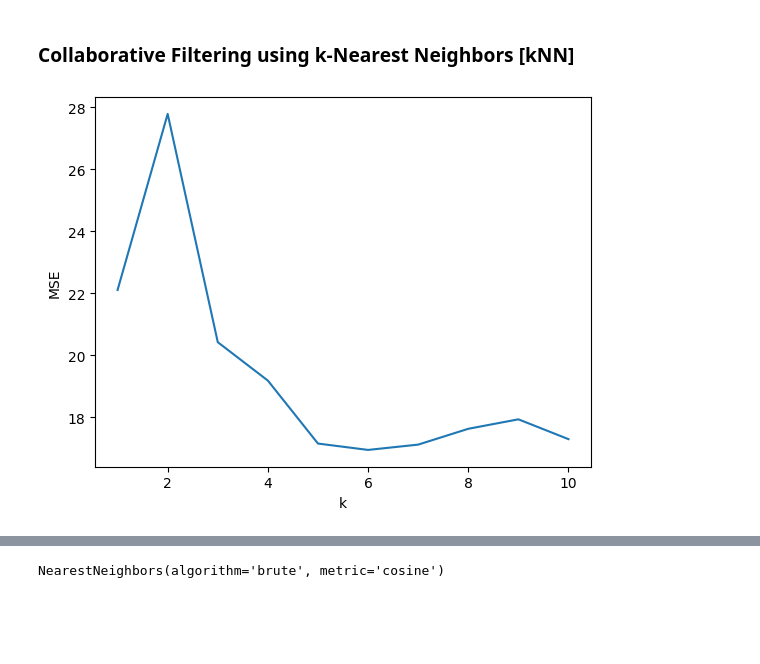
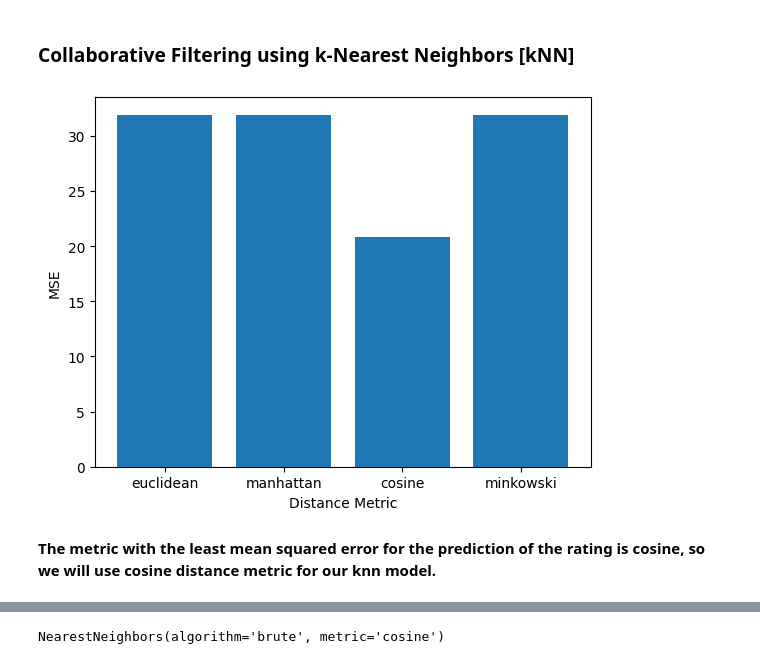
Before and after one commit to yahya-ansariii/BookRecommender, a Jupyter notebook: Book_Recommendation_System.ipynb, the cells around one changed output, grey strips where cells are left out. Saved outputs shown, nothing was run; the diff lists cells and outputs as text; code cells hidden in the pictures; blank space fills up the shorter version.

```diff
--- a/Book_Recommendation_System.ipynb
+++ b/Book_Recommendation_System.ipynb
@@ -1074,7 +1137,7 @@ from sklearn.model_selection import train_test_split
 from sklearn.metrics import mean_squared_error
 
 # Split the data into a training set and a test set
-train_data, test_data = train_test_split(ratings, test_size=0.2)
+train_data, test_data = train_test_split(ratings, test_size=0.2, random_state = 3697)
 
 # Set a minimum number of ratings
 min_ratings = 100
@@ -1091,22 +1154,22 @@ user_counts = train_data['user_id'].value_counts()
 valid_users = user_counts[user_counts >= min_ratings].index
 train_data = train_data[train_data['user_id'].isin(valid_users)]
 
-# Create a pivot table of books and their ratings by each user
-train_pivot = train_data.pivot(index='isbn', columns='user_id', values='book_rating').fillna(0)
-
 # Create a pivot table of books and their ratings by each user for the training data
 train_pivot = train_data.pivot(index='isbn', columns='user_id', values='book_rating').fillna(0)
 
 # Convert the pivot table to a sparse matrix
 train_matrix = csr_matrix(train_pivot.values)
+
+# Create a list of distance metrics to test
+distance_metrics = ['euclidean', 'manhattan', 'cosine', 'minkowski']
 # %%
-# Create a list to store the MSE for different values of k
-mse_list = []
+# Create a dictionary to store the MSE for each distance metric
+mse_dict = {}
 
-# Try different values of k
-for k in range(1, 11):
+# Try different distance metrics
+for metric in distance_metrics:
     # Create a kNN model
-    model_knn = NearestNeighbors(n_neighbors=k, metric='cosine', algorithm='brute')
+    model_knn = NearestNeighbors(n_neighbors=10, metric=metric, algorithm='brute')
     model_knn.fit(train_matrix)
 
     # Create a list to store the predicted ratings
@@ -1123,42 +1186,44 @@ for k in range(1, 11):
 
         # Check if this user and book are present in the training data
         if user_id in train_pivot.columns and isbn in train_pivot.index:
             # Get the index of this book in the pivot table
             book_index = train_pivot.index.get_loc(isbn)
 
-            # Find the k nearest neighbors of this book
-            distances, indices = model_knn.kneighbors(train_pivot.iloc[book_index, :].values.reshape(1, -1), n_neighbors=k)
+            # Find the 10 nearest neighbors of this book
+            distances, indices = model_knn.kneighbors(train_pivot.iloc[book_index, :].values.reshape(1, -1), n_neighbors=10)
 
             # Get the ISBNs of the nearest neighbors
             neighbor_isbns = [train_pivot.index[i] for i in indices.flatten()]
 
             # Calculate the average rating given by this user to these books
             avg_rating = train_data[(train_data['user_id'] == user_id) & (train_data['isbn'].isin(neighbor_isbns))]['book_rating'].mean()
 
             # Check if avg_rating is NaN
             if pd.isna(avg_rating):
                 # Skip this row or use some default value for avg_rating
                 continue
 
             # Add this rating to the list of predicted ratings
             pred_ratings.append(avg_rating)
 
             # Add this rating to the list of actual ratings
             actual_ratings.append(row['book_rating'])
 
-    # Calculate the MSE for this value of k
+    # Calculate the MSE for this distance metric
     mse = mean_squared_error(actual_ratings, pred_ratings)
 
-    # Add this MSE to the list of MSEs
-    mse_list.append(mse)
+    # Add this MSE to the dictionary of MSEs
+    mse_dict[metric] = mse
 
-# Plot the MSE for different values of k
-plt.plot(range(1, 11), mse_list)
-plt.xlabel('k')
+# Plot the MSE for different distance metrics
+plt.bar(mse_dict.keys(), mse_dict.values())
+plt.xlabel('Distance Metric')
 plt.ylabel('MSE')
 plt.show()
 # %% [output]
-[figure, old version]
+[figure, new version]
+# %% [markdown]
+**The metric with the least mean squared error for the prediction of the rating is cosine, so we will use cosine distance metric for our knn model.**
 # %%
 ratings_pivot.head()
 # %% [output]
```
Also changed, not shown: parts of 167 cells of this notebook.
